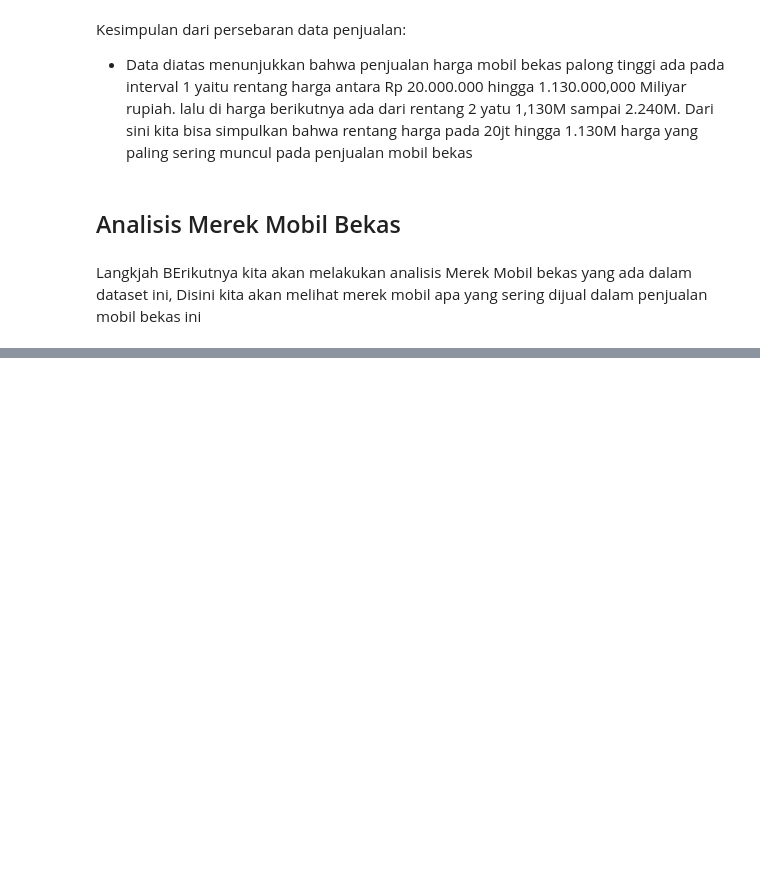
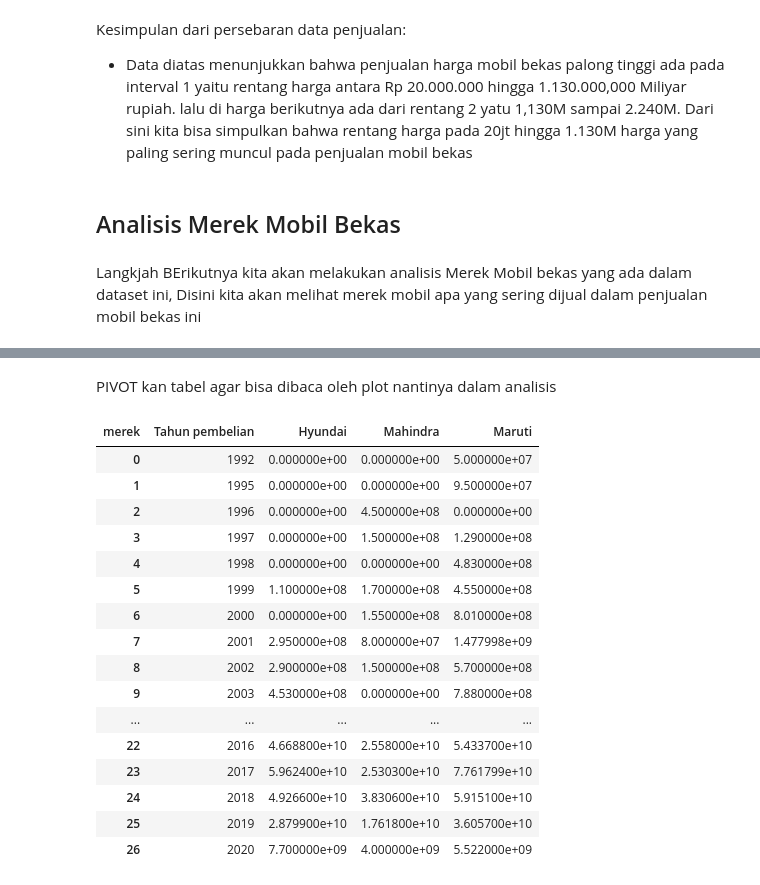
Before and after one commit to Mazcho/Analsis_Dataset, a Jupyter notebook: Analisis Penjualan Mobil Bekas.ipynb, the cells around one changed output, grey strips where cells are left out. Drawn from its saved outputs; the diff is of its cells as text; code cells hidden in the pictures; blank space fills up the shorter version.

```diff
--- a/Analisis Penjualan Mobil Bekas.ipynb
+++ b/Analisis Penjualan Mobil Bekas.ipynb
@@ -298,0 +485,2 @@ merek_MG = df[df["Merek Mobil"]=="MG"].value_counts().sum()
+# %% [markdown]
+PIVOT kan tabel agar bisa dibaca oleh plot nantinya dalam analisis
@@ -298,0 +490,20 @@ merek_MG = df[df["Merek Mobil"]=="MG"].value_counts().sum()
+# %%
+df_gabungan_line2
+# %% [output]
+| merek | Tahun pembelian | Hyundai | Mahindra | Maruti |
+| 0 | 1992 | 0.000000e+00 | 0.000000e+00 | 5.000000e+07 |
+| 1 | 1995 | 0.000000e+00 | 0.000000e+00 | 9.500000e+07 |
+| 2 | 1996 | 0.000000e+00 | 4.500000e+08 | 0.000000e+00 |
+| 3 | 1997 | 0.000000e+00 | 1.500000e+08 | 1.290000e+08 |
+| 4 | 1998 | 0.000000e+00 | 0.000000e+00 | 4.830000e+08 |
+| 5 | 1999 | 1.100000e+08 | 1.700000e+08 | 4.550000e+08 |
+| 6 | 2000 | 0.000000e+00 | 1.550000e+08 | 8.010000e+08 |
+| 7 | 2001 | 2.950000e+08 | 8.000000e+07 | 1.477998e+09 |
+| 8 | 2002 | 2.900000e+08 | 1.500000e+08 | 5.700000e+08 |
+| 9 | 2003 | 4.530000e+08 | 0.000000e+00 | 7.880000e+08 |
+| ... | ... | ... | ... | ... |
+| 22 | 2016 | 4.668800e+10 | 2.558000e+10 | 5.433700e+10 |
+| 23 | 2017 | 5.962400e+10 | 2.530300e+10 | 7.761799e+10 |
+| 24 | 2018 | 4.926600e+10 | 3.830600e+10 | 5.915100e+10 |
+| 25 | 2019 | 2.879900e+10 | 1.761800e+10 | 3.605700e+10 |
+| 26 | 2020 | 7.700000e+09 | 4.000000e+09 | 5.522000e+09 |
```
Also changed, not shown: parts of 28 cells of this notebook.
